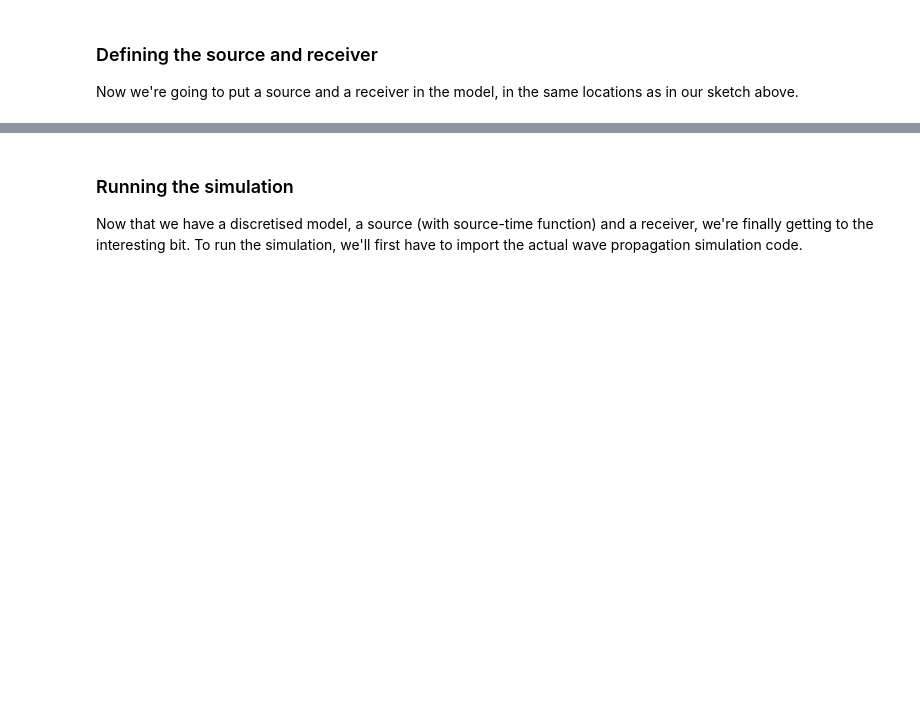
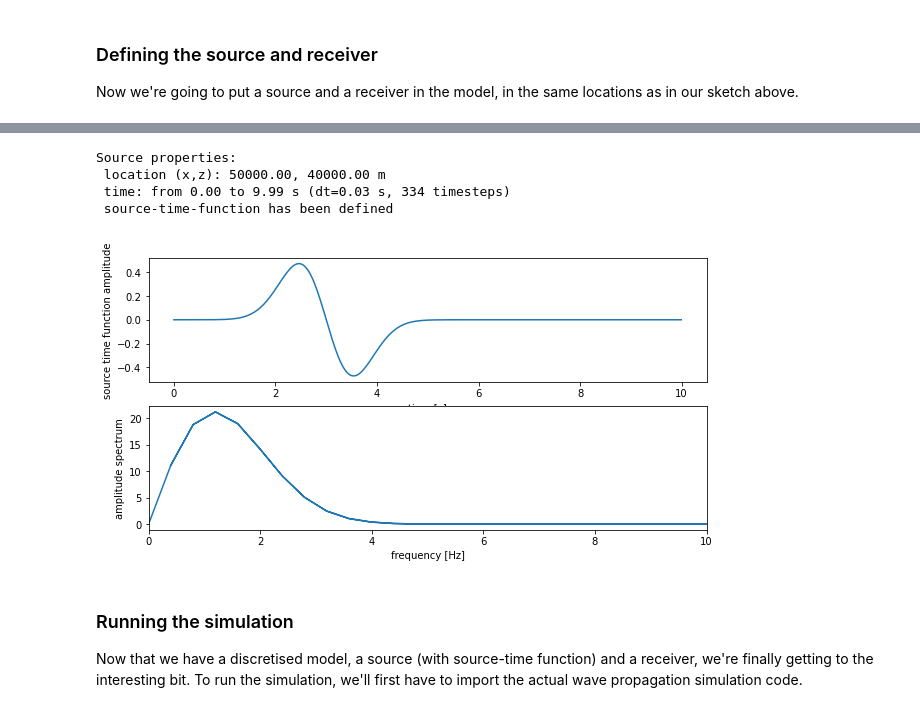
Before and after one commit to willpizii/Cam_WavePy, a Jupyter notebook: Wave_propagation_practical.ipynb, the cells around one changed output, grey strips where cells are left out. Cells and saved outputs as stored; diff of their text form; code cells hidden in the pictures; blank space fills up the shorter version.

```diff
--- a/Wave_propagation_practical.ipynb
+++ b/Wave_propagation_practical.ipynb
@@ -178,22 +187,28 @@ Because our calculation is step by step, we'll have to define a time axis first.
 # %%
 # define time axis and source-time function
 
 simulation_duration = 10.
-t_0 = 3
-tau = 4
+t_0 =
+tau =
 
 src.set_time(t_max=simulation_duration, dt=0.03)
 
 src.set_stf(
     src_type='ricker',
     src_direction = (1,0),
     t_0 = t_0,
     tau = tau,
 )
 
 print(src)
 
 src.plot_stf()
+# %% [output]
+Source properties:
+ location (x,z): 50000.00, 40000.00 m
+ time: from 0.00 to 9.99 s (dt=0.03 s, 334 timesteps)
+ source-time-function has been defined
+[figure, added]
 # %% [markdown]
 ### Running the simulation
 
```
Also changed, not shown: parts of 16 cells of this notebook.
